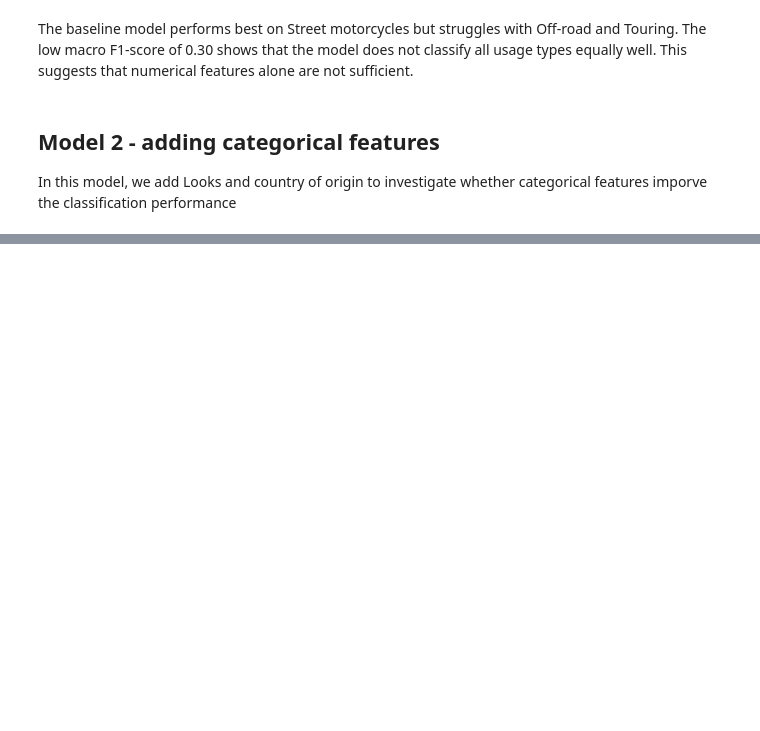
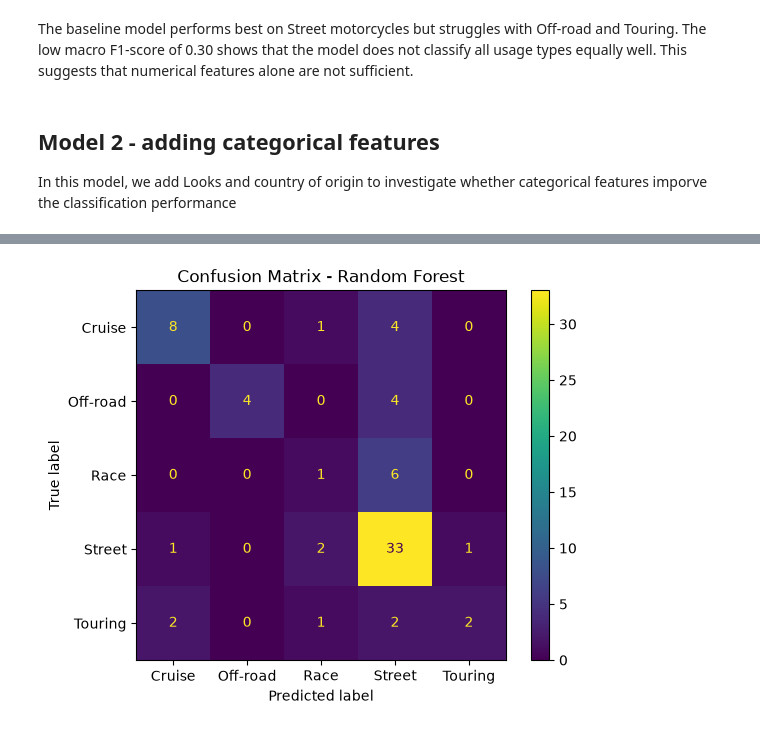
Before and after one commit to Piexgear/mc_match, a Jupyter notebook: mc_match_model.ipynb, the cells around one changed output, grey strips where cells are left out. Saved outputs shown, nothing was run; the diff lists cells and outputs as text; code cells hidden in the pictures; blank space fills up the shorter version.

```diff
--- a/mc_match_model.ipynb
+++ b/mc_match_model.ipynb
@@ -171,0 +393,2 @@ X_test_2_scaled = preprocessor.transform(X_val_2)
+# %%
+rf_pred = rf.predict(X_val_3_scaled)
@@ -171,0 +440,15 @@ X_test_2_scaled = preprocessor.transform(X_val_2)
+# %%
+from sklearn.metrics import confusion_matrix, ConfusionMatrixDisplay
+
+cm_4 = confusion_matrix(y_val_3, rf_pred)
+
+disp = ConfusionMatrixDisplay(
+    confusion_matrix=cm_4,
+    display_labels=rf.classes_
+)
+
+disp.plot()
+plt.title("Confusion Matrix - Random Forest")
+plt.show()
+# %% [output]
+[figure, added]
```
Also changed, not shown: parts of 44 cells of this notebook.
